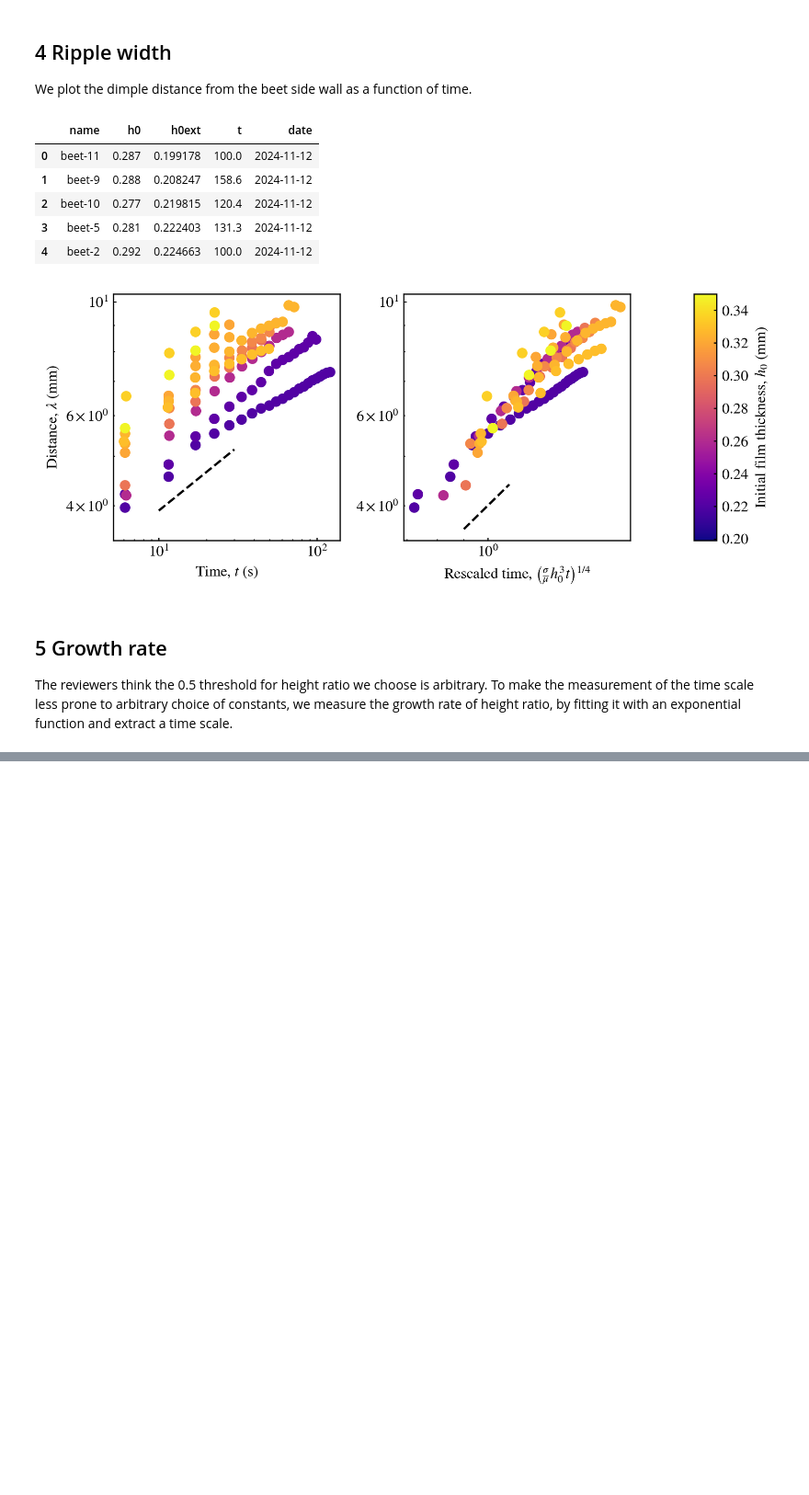
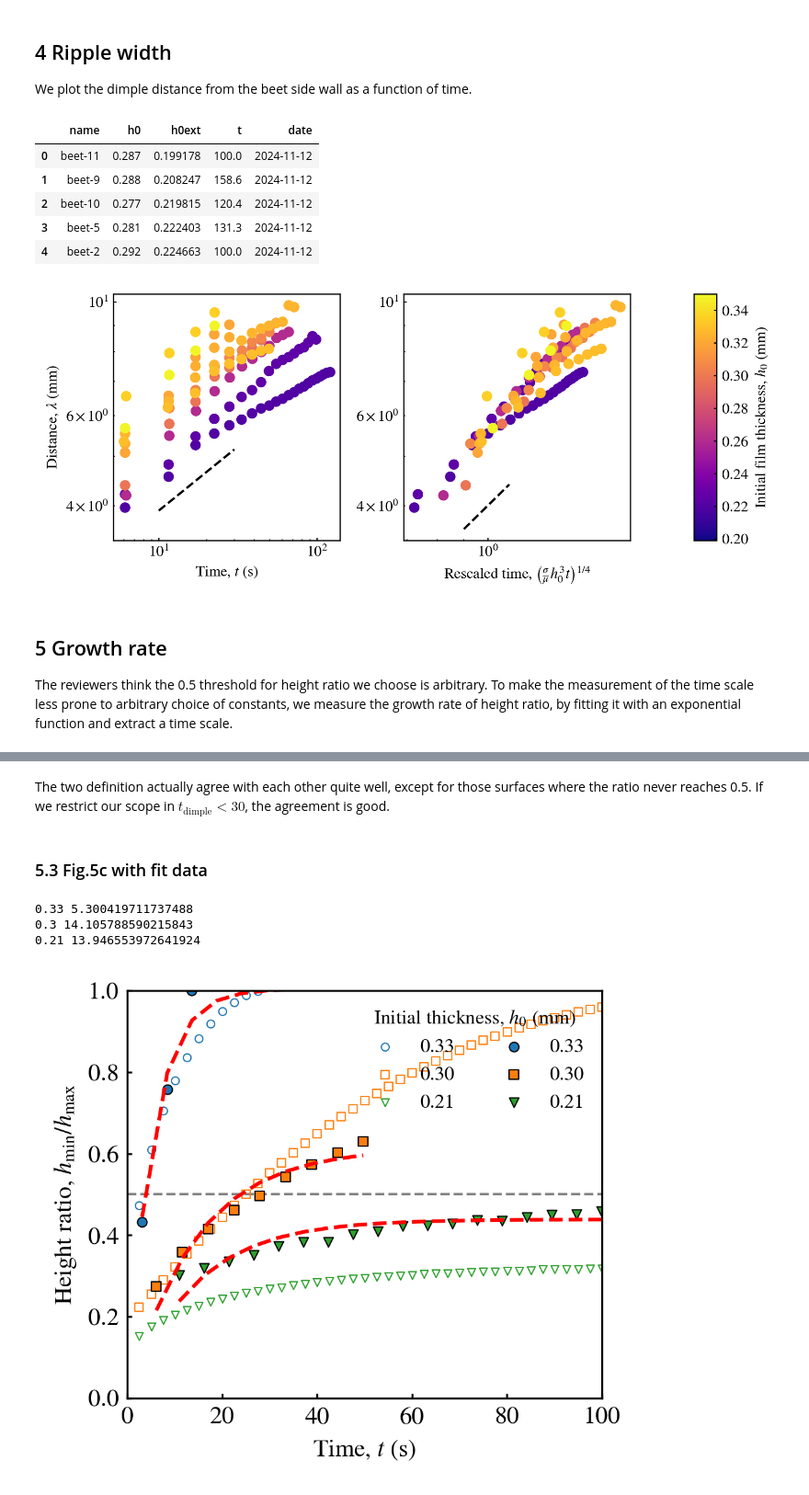
Before and after one commit to ZLoverty/WPM, a Jupyter notebook: Code/Response_to_reviewers.ipynb, the cells around one changed output, grey strips where cells are left out. Shown at 92% size. Cells and saved outputs as stored; diff of their text form; code cells hidden in the pictures; blank space fills up the shorter version.

```diff
--- a/Code/Response_to_reviewers.ipynb
+++ b/Code/Response_to_reviewers.ipynb
@@ -302,0 +313,17 @@ ValueError: `ydata` must not be empty!
+# %%
+# fit all the simulation data with exponential function for a growth time
+for num, i in dimple_time.iterrows():
+    filename = f"mu_{i.mu:.2e}_sigma_{i.sigma:.2e}_h0_{i.h0:.2e}_L_{i.L:.2e}.csv"
+    df = pd.read_csv(os.path.join(folder, filename)).dropna()[50:]
+    try:
+        popt, pcov = curve_fit(exp_func, df.t, df.minima / df.maxima, p0=(1, 30))
+    except:
+        continue
+
+    residuals = df.minima / df.maxima - exp_func(df.t, *popt)
+    ss_res = np.sum(residuals**2)
+    ss_tot = np.sum(((df.minima / df.maxima) - np.mean(df.minima / df.maxima))**2)
+    r2 = 1 - (ss_res / ss_tot)
+    if r2 < 0.9:
+        continue
+    dimple_time.loc[num, "tau_growth"] = popt[1]
@@ -302,0 +353,49 @@ ValueError: `ydata` must not be empty!
+# %% [markdown]
+The two definition actually agree with each other quite well, except for those surfaces where the ratio never reaches 0.5. If we restrict our scope in $t_\mathrm{dimple}<30$, the agreement is good.
+# %% [markdown]
+### 5.3 Fig.5c with fit data
+# %%
+# read dimple data
+initial_thickness = [.33, .3, .21]
+folder = r"OSF\fig5"
+markers = ["o", "s", "v", "^"]
+fig, ax = plt.subplots(figsize=(3.5,3), dpi=300)
+cmap = plt.get_cmap("tab10")
+for i, h0 in enumerate(initial_thickness):
+    dimple = pd.read_csv(os.path.join(folder, f"h0={h0:.2f}_sim_dimple.csv"))[0::25]
+    ax.scatter(dimple["t"], dimple["minima"] / dimple["maxima"],
+                lw=0.5, marker=markers[i], s=10,
+                facecolor=(0,0,0,0), edgecolor=cmap(i),
+                label="{:.2f}".format(initial_thickness[i]))
+for i, h0 in enumerate(initial_thickness):
+    dimple_exp = pd.read_csv(os.path.join(folder, f"h0={h0:.2f}_exp_dimple.csv"))
+    if h0 == 0.3:
+        dimple_exp = dimple_exp[1:]
+    if h0 == 0.21:
+        dimple_exp = dimple_exp[2:]
+    ax.scatter(dimple_exp["t"], dimple_exp["minima"] / dimple_exp["maxima"],
+                marker=markers[i], s=15, lw=0.5,
+                facecolor=cmap(i), edgecolor="black",
+                label="{:.2f}".format(initial_thickness[i]))
+    if h0 == 0.33:
+        dimple_exp.loc[3:, ["minima", "maxima"]] = 1
+
+
+    # fit the data
+    popt, pcov = curve_fit(exp_func, dimple_exp.t, dimple_exp.minima / dimple_exp.maxima, p0=(1, 30))
+    ax.plot(dimple_exp.t, exp_func(dimple_exp.t, *popt), 'r--')
+    print(h0, popt[1])
+ax.legend(frameon=False, fontsize=8, loc="upper right", title="Initial thickness, $h_0$ (mm)", ncol=2, title_fontsize=8)
+ax.set_xlabel("Time, $t$ (s)")
+ax.set_ylabel("Height ratio, $h_\mathrm{min}/h_\mathrm{max}$")
+ax.set_xlim([0, 100])
+ax.set_ylim([0, 1])
+# plot a line at y = 0.5
+ax.axhline(0.5, color="gray", ls="--", lw=1, zorder=-10)
+plt.tight_layout()
+fig.savefig("growth_rate.svg")
+# %% [output]
+0.33 5.300419711737488
+0.3 14.105788590215843
+0.21 13.946553972641924
+[figure, added]
```
Also changed, not shown: parts of 13 cells of this notebook.
